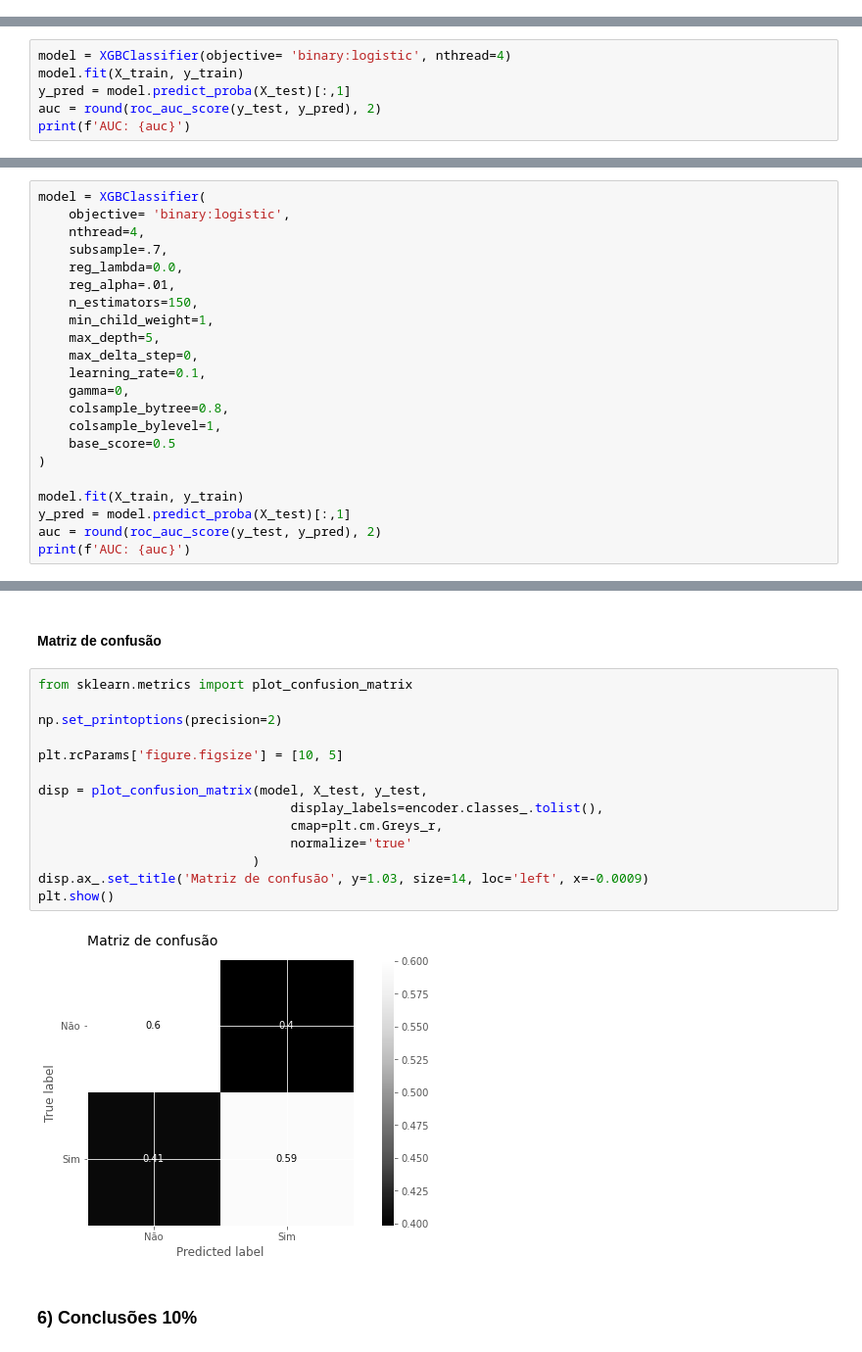
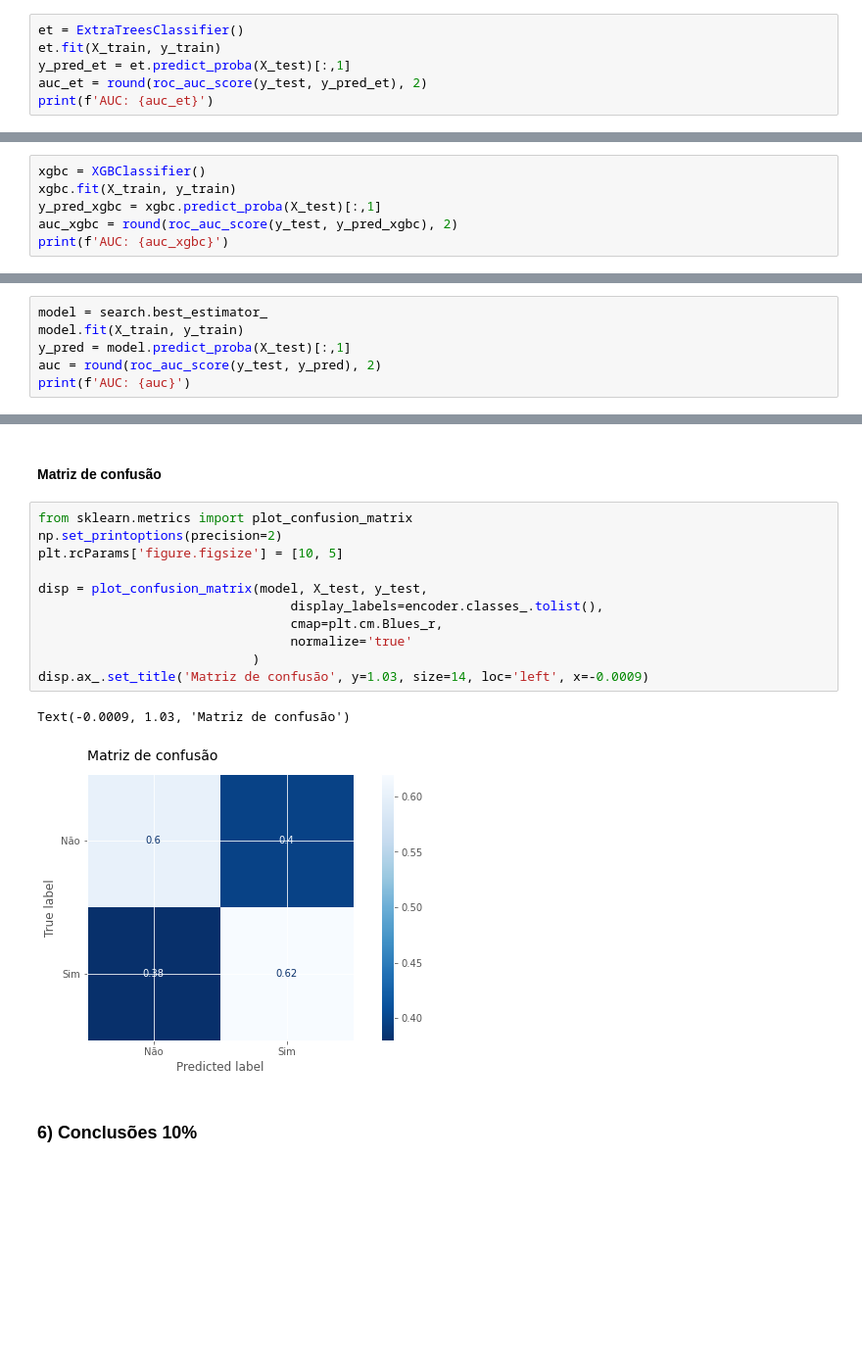
Before and after one commit to LilianeAquino/aed_projeto_3, a Jupyter notebook: template.ipynb, the cells around one changed output, grey strips where cells are left out. Shown at 98% size. Drawn from its saved outputs; the diff is of its cells as text; blank space fills up the shorter version.

```diff
--- a/template.ipynb
+++ b/template.ipynb
@@ -1084,0 +1081,6 @@ models_metrics.sort_values(by=['AUC_ROC'], ascending=False)
+# %%
+et = ExtraTreesClassifier()
+et.fit(X_train, y_train)
+y_pred_et = et.predict_proba(X_test)[:,1]
+auc_et = round(roc_auc_score(y_test, y_pred_et), 2)
+print(f'AUC: {auc_et}')
@@ -1084,0 +1091,6 @@ models_metrics.sort_values(by=['AUC_ROC'], ascending=False)
+# %%
+xgbc = XGBClassifier()
+xgbc.fit(X_train, y_train)
+y_pred_xgbc = xgbc.predict_proba(X_test)[:,1]
+auc_xgbc = round(roc_auc_score(y_test, y_pred_xgbc), 2)
+print(f'AUC: {auc_xgbc}')
@@ -1085,7 +1134,7 @@ models_metrics.sort_values(by=['AUC_ROC'], ascending=False)
 # %% [markdown]
 #### Definição do modelo
 # %%
-model = XGBClassifier(objective= 'binary:logistic', nthread=4)
+model = search.best_estimator_
 model.fit(X_train, y_train)
 y_pred = model.predict_proba(X_test)[:,1]
 auc = round(roc_auc_score(y_test, y_pred), 2)
@@ -1147,22 +1143,0 @@ Fitting 5 folds for each of 10 candidates, totalling 50 fits
-# %%
-model = XGBClassifier(
-    objective= 'binary:logistic',
-    nthread=4,
-    subsample=.7,
-    reg_lambda=0.0,
-    reg_alpha=.01,
-    n_estimators=150,
-    min_child_weight=1,
-    max_depth=5,
-    max_delta_step=0,
-    learning_rate=0.1,
-    gamma=0,
-    colsample_bytree=0.8,
-    colsample_bylevel=1,
-    base_score=0.5
-)
-
-model.fit(X_train, y_train)
-y_pred = model.predict_proba(X_test)[:,1]
-auc = round(roc_auc_score(y_test, y_pred), 2)
-print(f'AUC: {auc}')
@@ -1197,20 +1175,18 @@ plt.show()
 #### Matriz de confusão
 # %%
 from sklearn.metrics import plot_confusion_matrix
-
 np.set_printoptions(precision=2)
-
 plt.rcParams['figure.figsize'] = [10, 5]
 
 disp = plot_confusion_matrix(model, X_test, y_test,
                                  display_labels=encoder.classes_.tolist(),
-                                 cmap=plt.cm.Greys_r,
+                                 cmap=plt.cm.Blues_r,
                                  normalize='true'
                             )
 disp.ax_.set_title('Matriz de confusão', y=1.03, size=14, loc='left', x=-0.0009)
-plt.show()
 # %% [output]
+Text(-0.0009, 1.03, 'Matriz de confusão')
-[figure, old version]
+[figure, new version]
 # %% [markdown]
 ### 6) Conclusões **10%**
 # %% [markdown]
```
Also changed, not shown: parts of 44 cells of this notebook.
